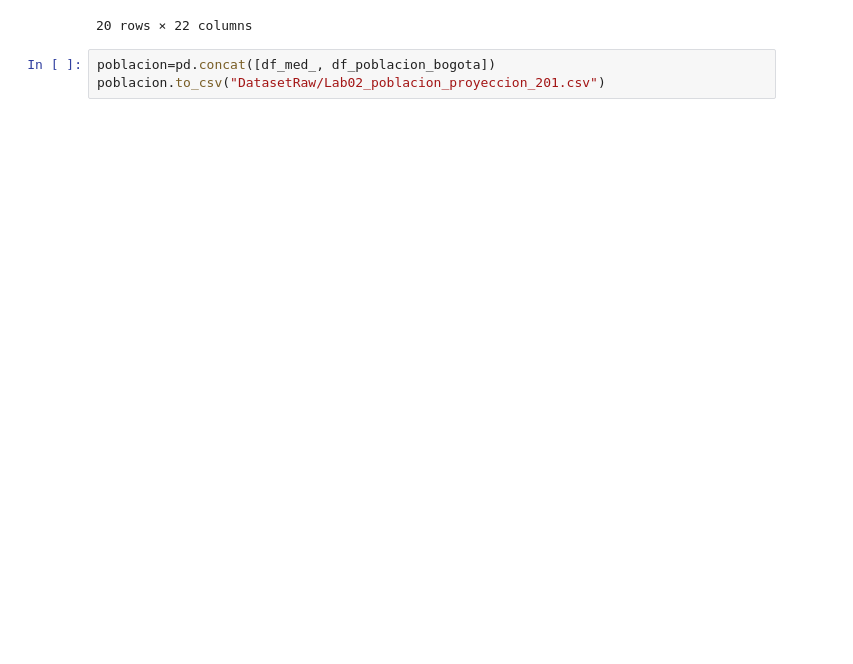
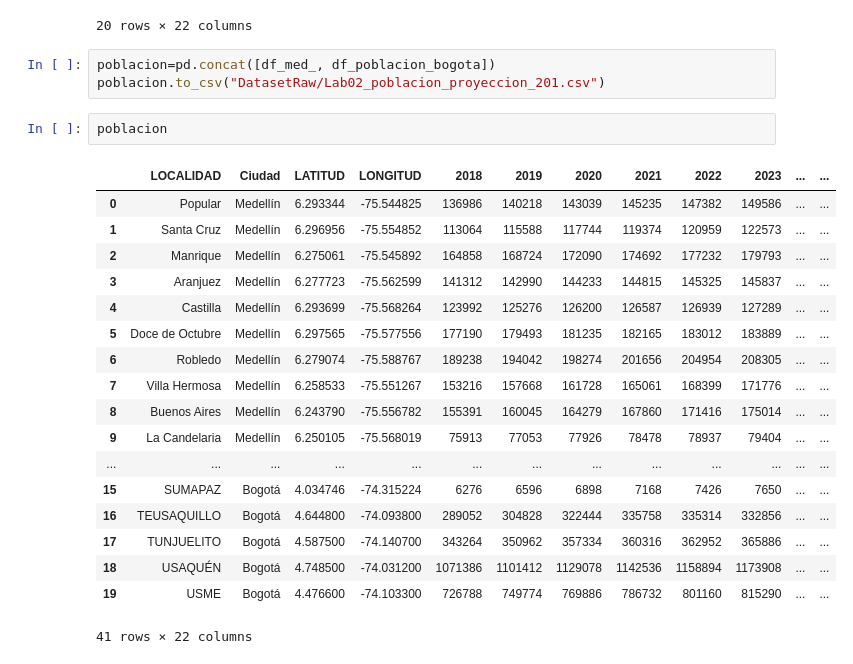
Before and after one commit to fundatosudea/material_20242, a Jupyter notebook: exploraciondatos/Lab02_exploracion.ipynb, the cells around one changed output. Drawn from its saved outputs; the diff is of its cells as text; blank space fills up the shorter version.

```diff
--- a/exploraciondatos/Lab02_exploracion.ipynb
+++ b/exploraciondatos/Lab02_exploracion.ipynb
@@ -372,3 +372,24 @@ df_poblacion_bogota
 # %%
 poblacion=pd.concat([df_med_, df_poblacion_bogota])
 poblacion.to_csv("DatasetRaw/Lab02_poblacion_proyeccion_201.csv")
+# %%
+poblacion
+# %% [output]
+|  | LOCALIDAD | Ciudad | LATITUD | LONGITUD | 2018 | 2019 | 2020 | 2021 | 2022 | 2023 | ... | ... |
+| 0 | Popular | Medellín | 6.293344 | -75.544825 | 136986 | 140218 | 143039 | 145235 | 147382 | 149586 | ... | ... |
+| 1 | Santa Cruz | Medellín | 6.296956 | -75.554852 | 113064 | 115588 | 117744 | 119374 | 120959 | 122573 | ... | ... |
+| 2 | Manrique | Medellín | 6.275061 | -75.545892 | 164858 | 168724 | 172090 | 174692 | 177232 | 179793 | ... | ... |
+| 3 | Aranjuez | Medellín | 6.277723 | -75.562599 | 141312 | 142990 | 144233 | 144815 | 145325 | 145837 | ... | ... |
+| 4 | Castilla | Medellín | 6.293699 | -75.568264 | 123992 | 125276 | 126200 | 126587 | 126939 | 127289 | ... | ... |
+| 5 | Doce de Octubre | Medellín | 6.297565 | -75.577556 | 177190 | 179493 | 181235 | 182165 | 183012 | 183889 | ... | ... |
+| 6 | Robledo | Medellín | 6.279074 | -75.588767 | 189238 | 194042 | 198274 | 201656 | 204954 | 208305 | ... | ... |
+| 7 | Villa Hermosa | Medellín | 6.258533 | -75.551267 | 153216 | 157668 | 161728 | 165061 | 168399 | 171776 | ... | ... |
+| 8 | Buenos Aires | Medellín | 6.243790 | -75.556782 | 155391 | 160045 | 164279 | 167860 | 171416 | 175014 | ... | ... |
+| 9 | La Candelaria | Medellín | 6.250105 | -75.568019 | 75913 | 77053 | 77926 | 78478 | 78937 | 79404 | ... | ... |
+| ... | ... | ... | ... | ... | ... | ... | ... | ... | ... | ... | ... | ... |
+| 15 | SUMAPAZ | Bogotá | 4.034746 | -74.315224 | 6276 | 6596 | 6898 | 7168 | 7426 | 7650 | ... | ... |
+| 16 | TEUSAQUILLO | Bogotá | 4.644800 | -74.093800 | 289052 | 304828 | 322444 | 335758 | 335314 | 332856 | ... | ... |
+| 17 | TUNJUELITO | Bogotá | 4.587500 | -74.140700 | 343264 | 350962 | 357334 | 360316 | 362952 | 365886 | ... | ... |
+| 18 | USAQUÉN | Bogotá | 4.748500 | -74.031200 | 1071386 | 1101412 | 1129078 | 1142536 | 1158894 | 1173908 | ... | ... |
+| 19 | USME | Bogotá | 4.476600 | -74.103300 | 726788 | 749774 | 769886 | 786732 | 801160 | 815290 | ... | ... |
+41 rows × 22 columns
```
Also changed, not shown: parts of 1 cell of this notebook, 11 other files.
